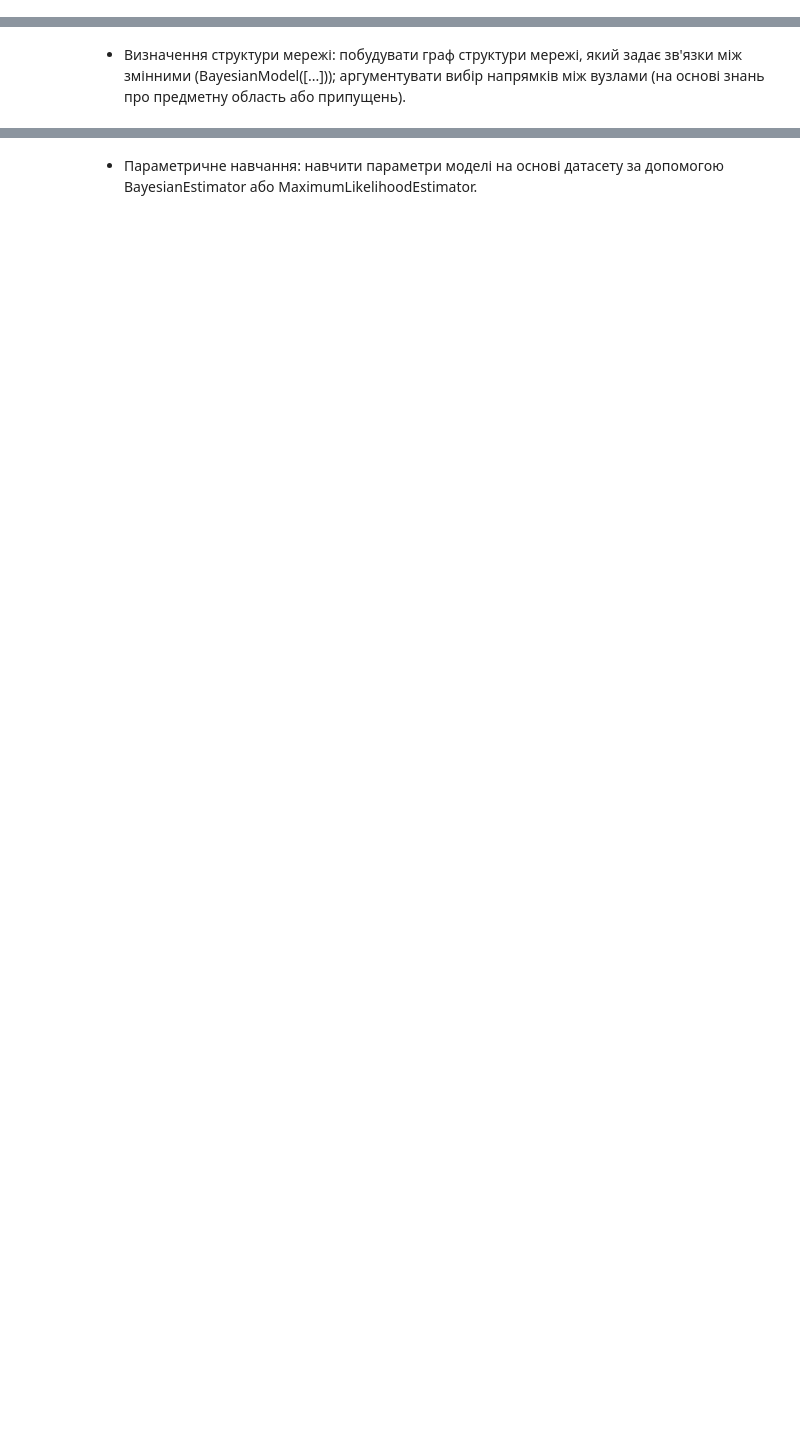
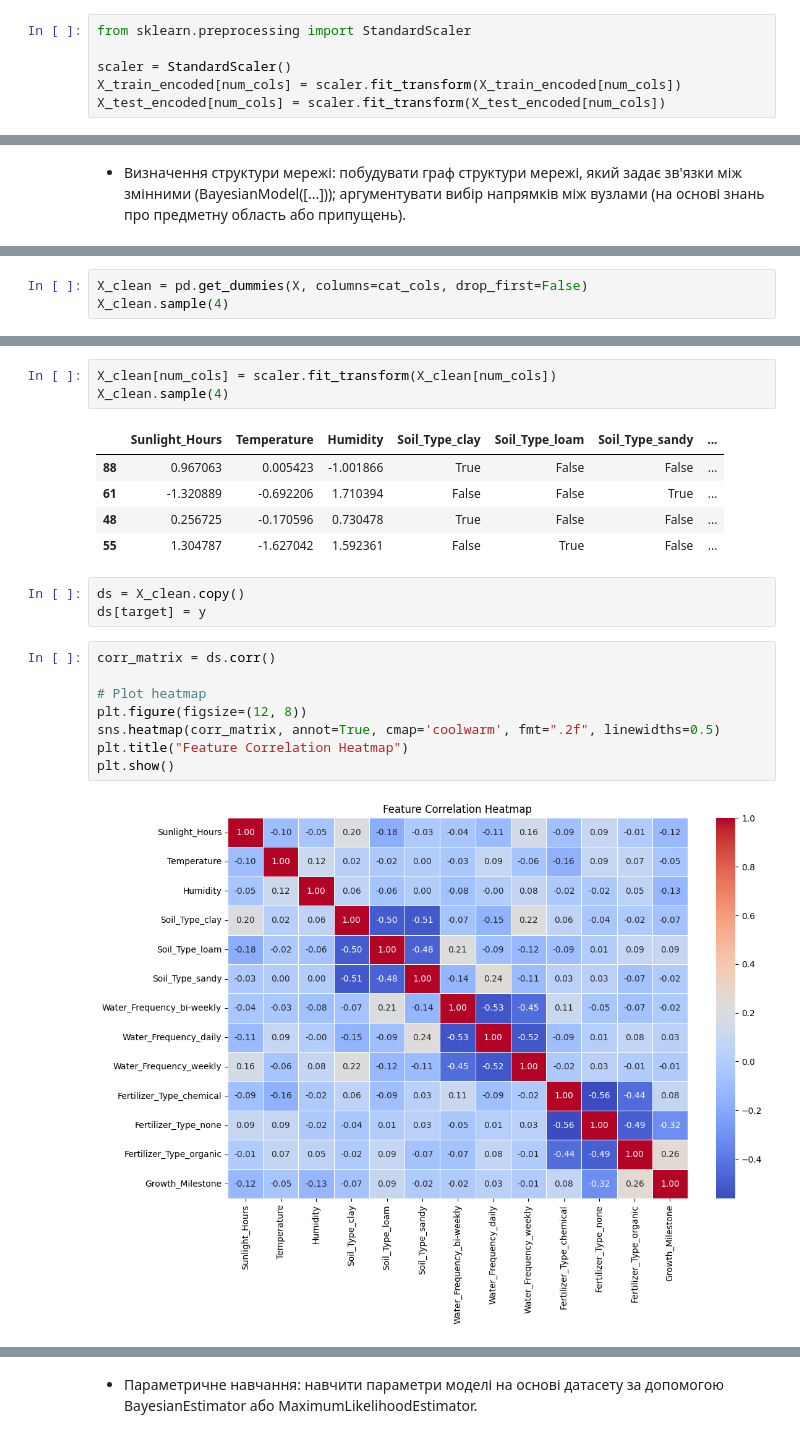
Before and after one commit to vwicky/modeling-labs, a Jupyter notebook: lab-6/lab_6.ipynb, the cells around one changed output, grey strips where cells are left out. Saved outputs shown, nothing was run; the diff lists cells and outputs as text; blank space fills up the shorter version.

```diff
--- a/lab-6/lab_6.ipynb
+++ b/lab-6/lab_6.ipynb
@@ -68,0 +164,6 @@ Name: count, dtype: int64
+# %%
+from sklearn.preprocessing import StandardScaler
+
+scaler = StandardScaler()
+X_train_encoded[num_cols] = scaler.fit_transform(X_train_encoded[num_cols])
+X_test_encoded[num_cols] = scaler.fit_transform(X_test_encoded[num_cols])
@@ -73,0 +386,3 @@ Name: count, dtype: int64
+# %%
+X_clean = pd.get_dummies(X, columns=cat_cols, drop_first=False)
+X_clean.sample(4)
@@ -73,0 +395,22 @@ Name: count, dtype: int64
+# %%
+X_clean[num_cols] = scaler.fit_transform(X_clean[num_cols])
+X_clean.sample(4)
+# %% [output]
+|  | Sunlight_Hours | Temperature | Humidity | Soil_Type_clay | Soil_Type_loam | Soil_Type_sandy | ... |
+| 88 | 0.967063 | 0.005423 | -1.001866 | True | False | False | ... |
+| 61 | -1.320889 | -0.692206 | 1.710394 | False | False | True | ... |
+| 48 | 0.256725 | -0.170596 | 0.730478 | True | False | False | ... |
+| 55 | 1.304787 | -1.627042 | 1.592361 | False | True | False | ... |
+# %%
+ds = X_clean.copy()
+ds[target] = y
+# %%
+corr_matrix = ds.corr()
+
+# Plot heatmap
+plt.figure(figsize=(12, 8))
+sns.heatmap(corr_matrix, annot=True, cmap='coolwarm', fmt=".2f", linewidths=0.5)
+plt.title("Feature Correlation Heatmap")
+plt.show()
+# %% [output]
+[figure, added]
```
Also changed, not shown: parts of 55 cells of this notebook, 6 other files.
